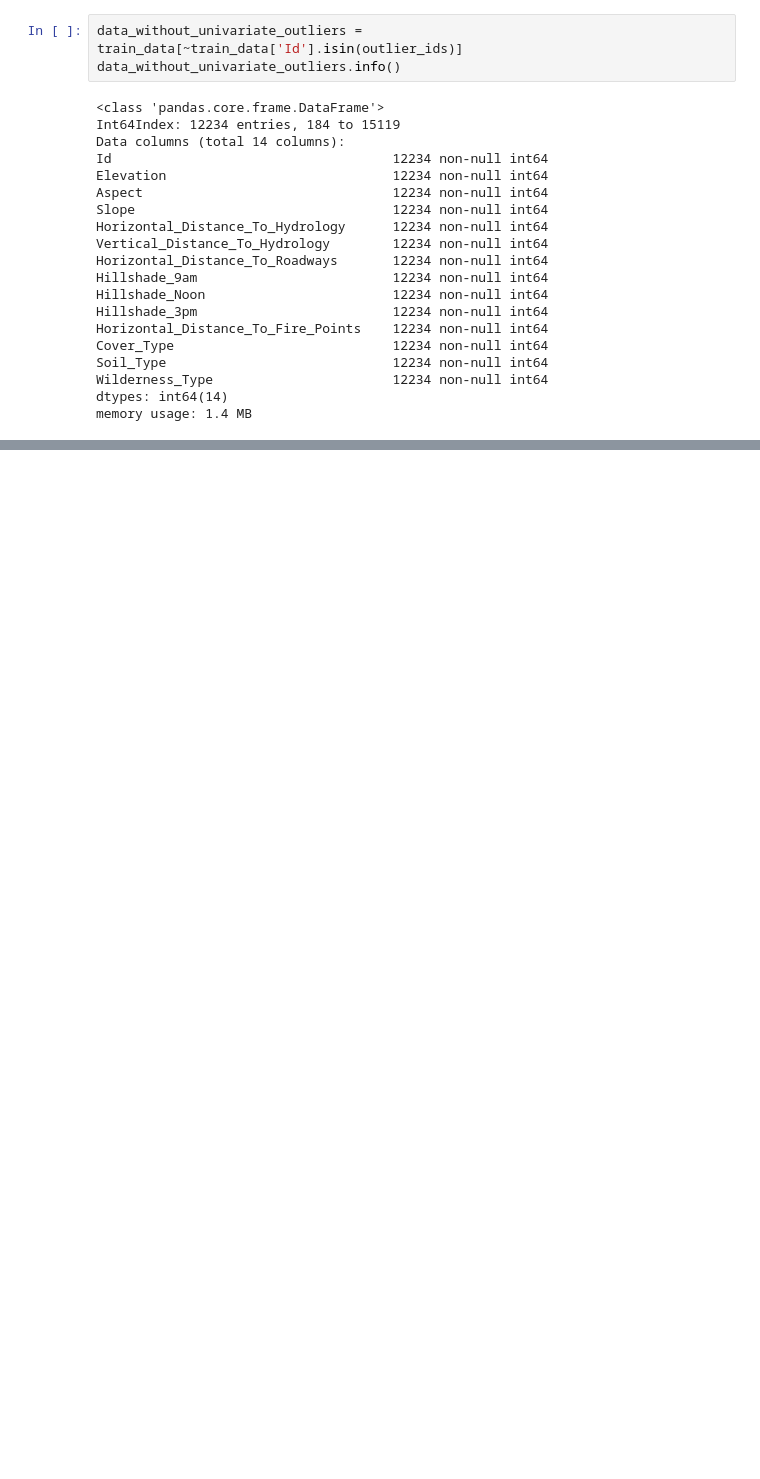
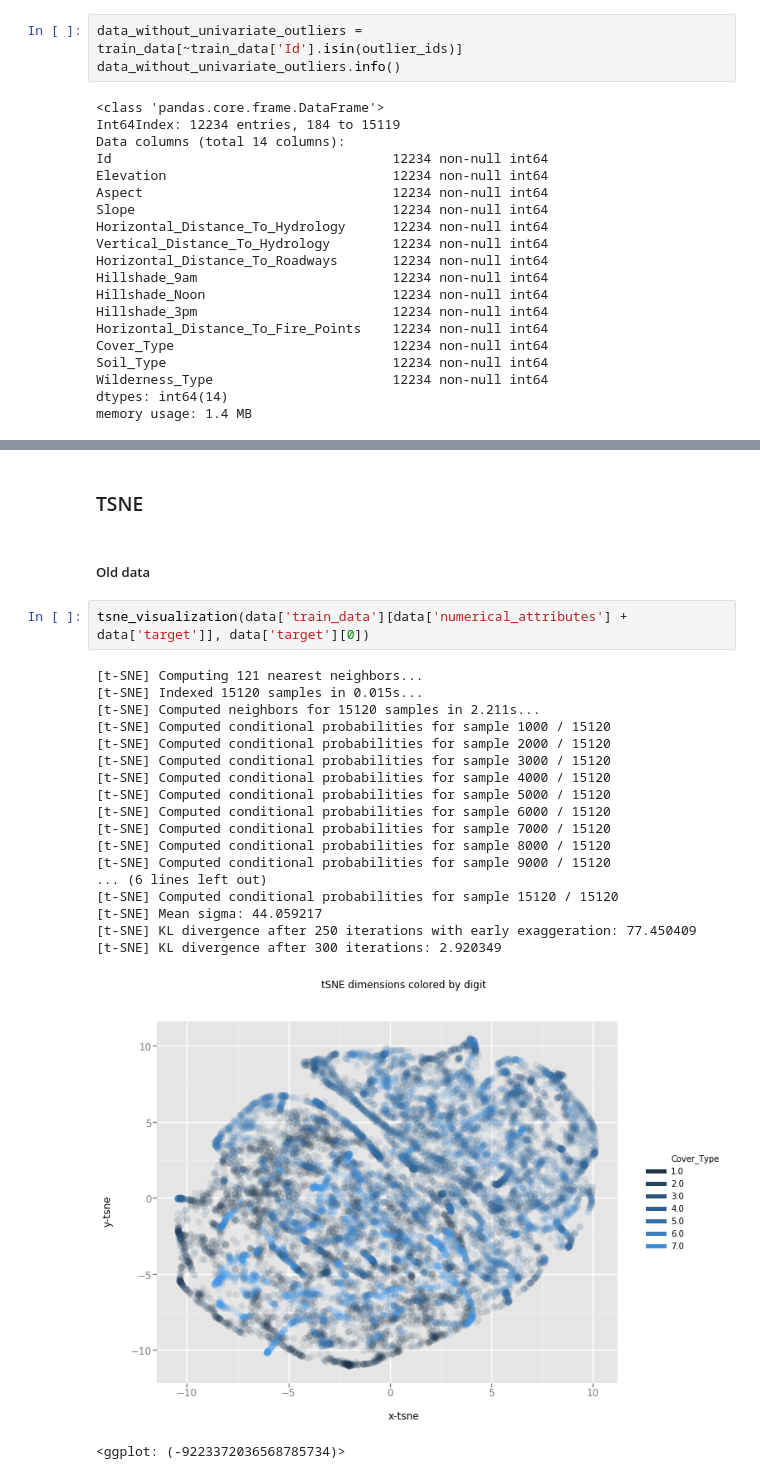
Before and after one commit to stefan-matcovici/Forest-Cover-Type-Prediction, a Jupyter notebook: 2-outlier-detection/univariate-analysis.ipynb, the cells around one changed output, grey strips where cells are left out. Saved outputs shown, nothing was run; the diff lists cells and outputs as text; blank space fills up the shorter version.

```diff
--- a/2-outlier-detection/univariate-analysis.ipynb
+++ b/2-outlier-detection/univariate-analysis.ipynb
@@ -86,0 +98,26 @@ memory usage: 1.4 MB
+# %% [markdown]
+### TSNE
+# %% [markdown]
+##### Old data
+# %%
+tsne_visualization(data['train_data'][data['numerical_attributes'] + data['target']], data['target'][0])
+# %% [output]
+[t-SNE] Computing 121 nearest neighbors...
+[t-SNE] Indexed 15120 samples in 0.015s...
+[t-SNE] Computed neighbors for 15120 samples in 2.211s...
+[t-SNE] Computed conditional probabilities for sample 1000 / 15120
+[t-SNE] Computed conditional probabilities for sample 2000 / 15120
+[t-SNE] Computed conditional probabilities for sample 3000 / 15120
+[t-SNE] Computed conditional probabilities for sample 4000 / 15120
+[t-SNE] Computed conditional probabilities for sample 5000 / 15120
+[t-SNE] Computed conditional probabilities for sample 6000 / 15120
+[t-SNE] Computed conditional probabilities for sample 7000 / 15120
+[t-SNE] Computed conditional probabilities for sample 8000 / 15120
+[t-SNE] Computed conditional probabilities for sample 9000 / 15120
+... (6 lines left out)
+[t-SNE] Computed conditional probabilities for sample 15120 / 15120
+[t-SNE] Mean sigma: 44.059217
+[t-SNE] KL divergence after 250 iterations with early exaggeration: 77.450409
+[t-SNE] KL divergence after 300 iterations: 2.920349
+[figure, added]
+<ggplot: (-9223372036568785734)>
```
Also changed, not shown: parts of 20 cells of this notebook, 2 other files.
